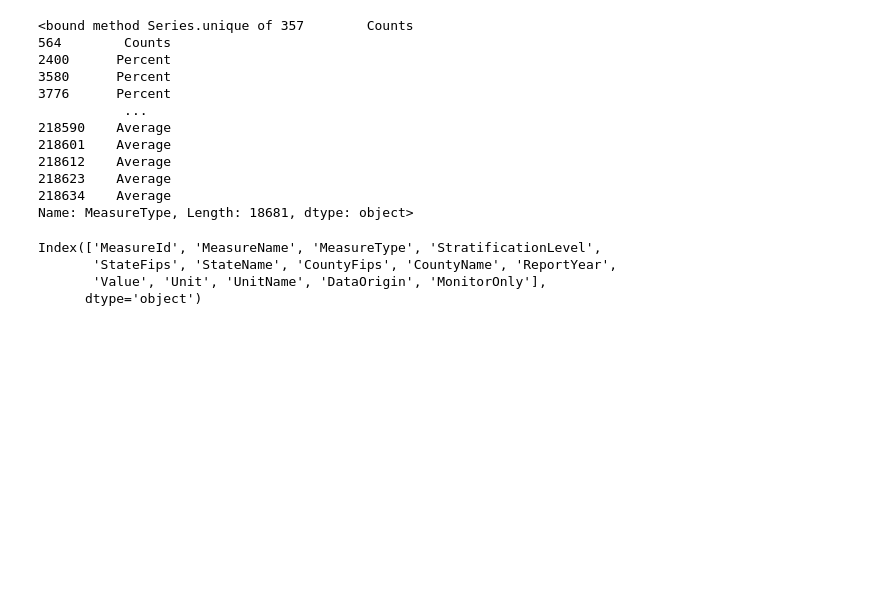
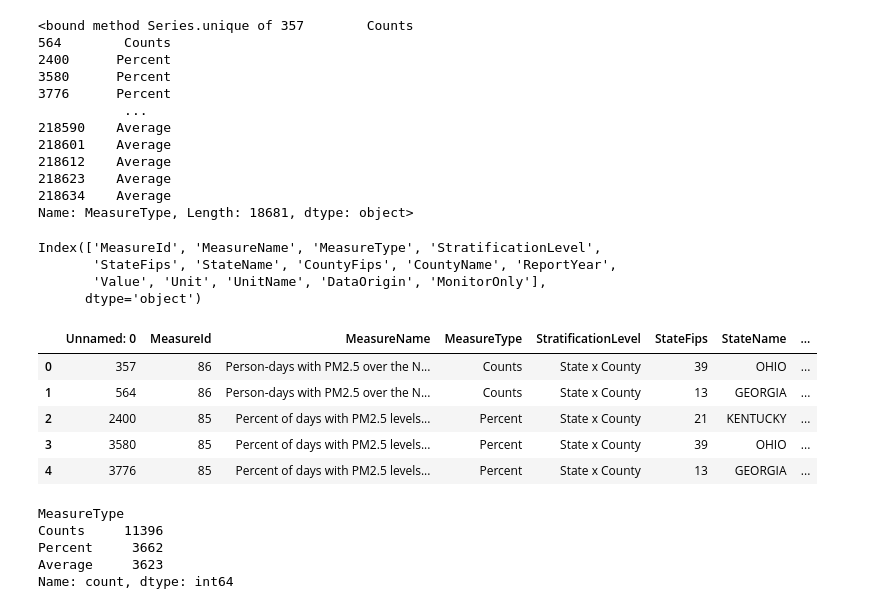
Before and after one commit to EnviroTechSean/TeamPunchParty, a Jupyter notebook: modeling1.ipynb, the cells around one changed output. Saved outputs shown, nothing was run; the diff lists cells and outputs as text; code cells hidden in the pictures; blank space fills up the shorter version.

```diff
--- a/modeling1.ipynb
+++ b/modeling1.ipynb
@@ -593,2 +633,11 @@ Index(['MeasureId', 'MeasureName', 'MeasureType', 'StratificationLevel',
+# %%
+air_quality_2011.head()
+# %% [output]
+|  | Unnamed: 0 | MeasureId | MeasureName | MeasureType | StratificationLevel | StateFips | StateName | ... |
+| 0 | 357 | 86 | Person-days with PM2.5 over the N... | Counts | State x County | 39 | OHIO | ... |
+| 1 | 564 | 86 | Person-days with PM2.5 over the N... | Counts | State x County | 13 | GEORGIA | ... |
+| 2 | 2400 | 85 | Percent of days with PM2.5 levels... | Percent | State x County | 21 | KENTUCKY | ... |
+| 3 | 3580 | 85 | Percent of days with PM2.5 levels... | Percent | State x County | 39 | OHIO | ... |
+| 4 | 3776 | 85 | Percent of days with PM2.5 levels... | Percent | State x County | 13 | GEORGIA | ... |
 # %%
 pivot_df3 = air_quality_2011.pivot_table(
@@ -597,3 +646,11 @@ pivot_df3 = air_quality_2011.pivot_table(
     values='Value',
     aggfunc= 'sum'
 )
+# %%
+air_quality_2011['MeasureType'].value_counts()
+# %% [output]
+MeasureType
+Counts     11396
+Percent     3662
+Average     3623
+Name: count, dtype: int64
```
Also changed, not shown: parts of 29 cells of this notebook, 3 other files.
